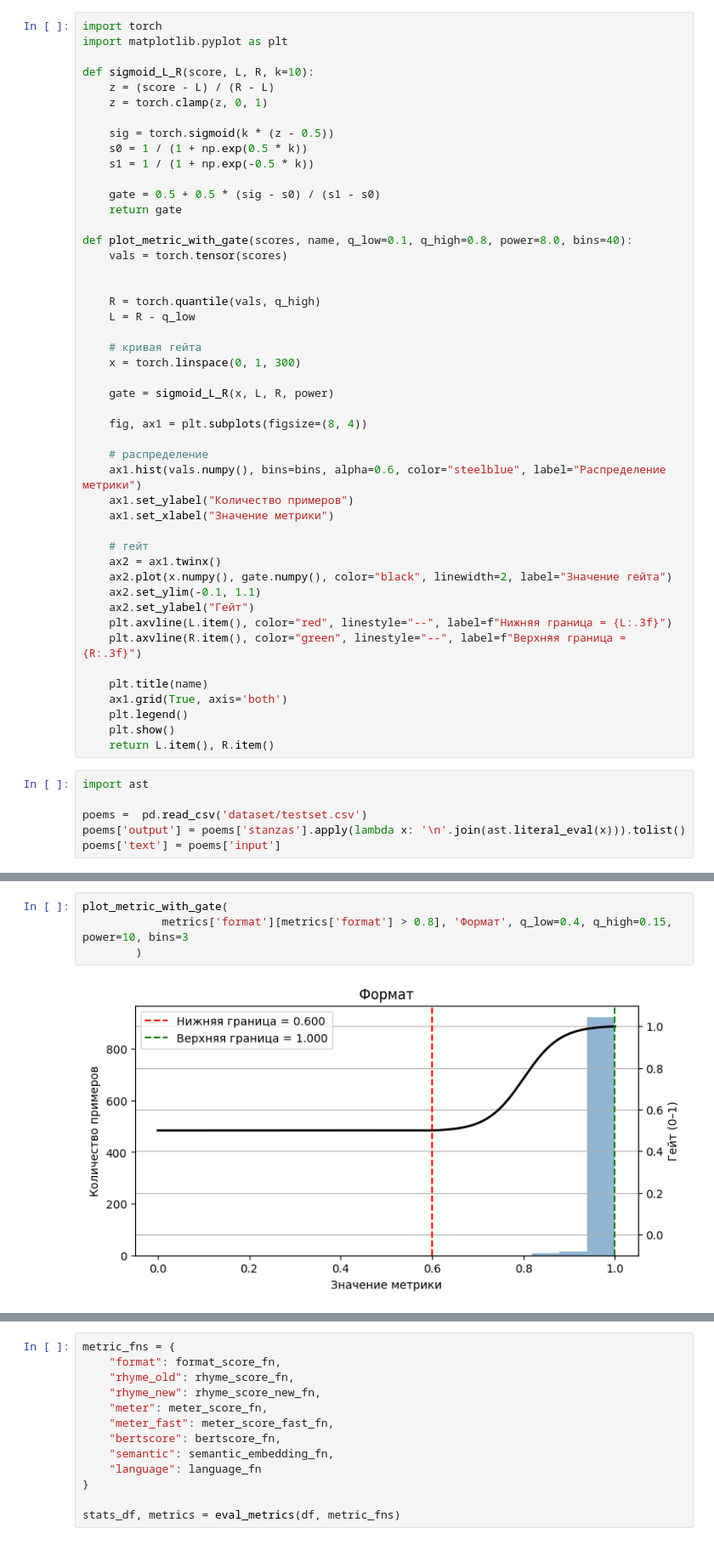
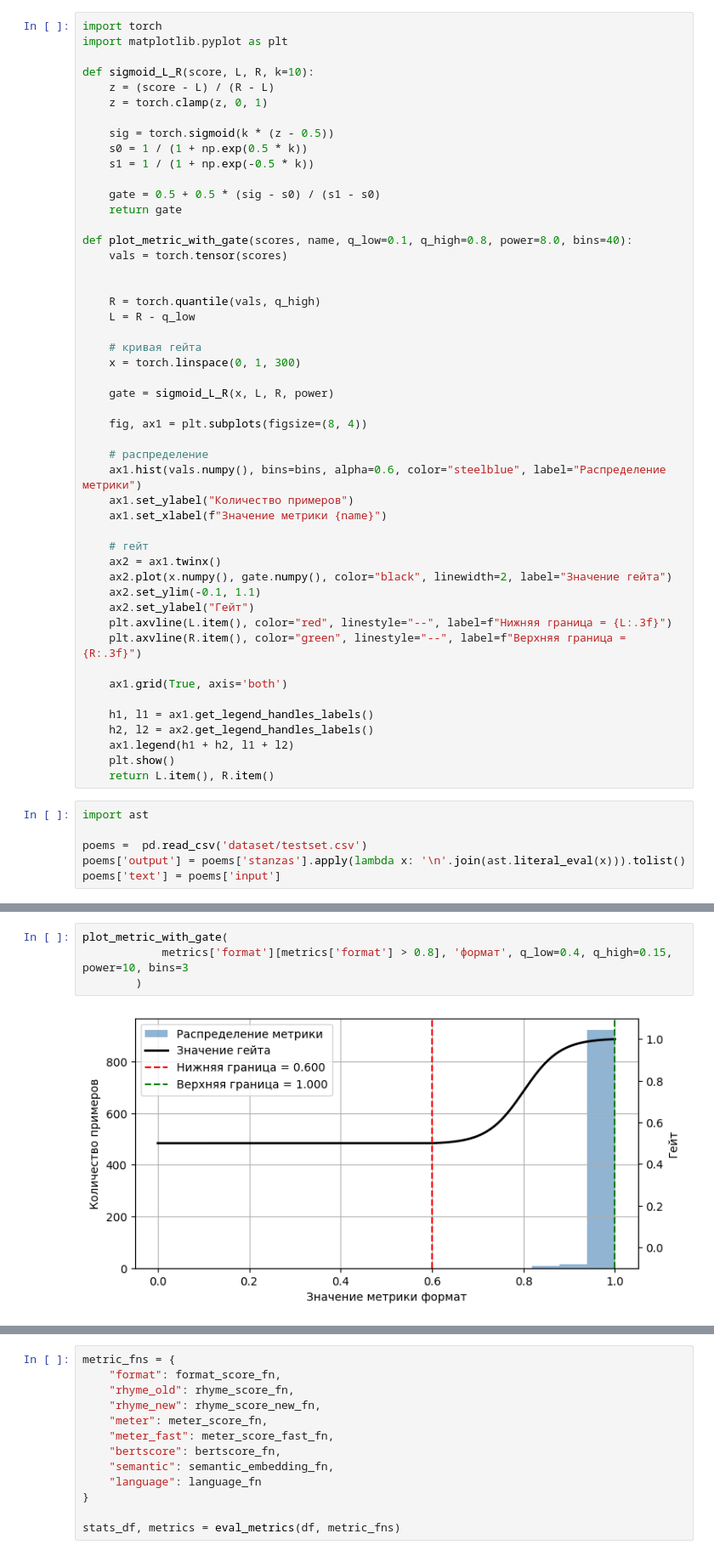
Before and after one commit to MarinaDistler/Prose-to-Poetry-RL, a Jupyter notebook: dataset-creation/check-metrics.ipynb, the cells around one changed output, grey strips where cells are left out. Shown at 85% size. Cells and saved outputs as stored; diff of their text form.

Commit message:
update graphics

```diff
--- a/dataset-creation/check-metrics.ipynb
+++ b/dataset-creation/check-metrics.ipynb
@@ -272,7 +273,7 @@ def plot_metric_with_gate(scores, name, q_low=0.1, q_high=0.8, power=8.0, bins=4
     # распределение
     ax1.hist(vals.numpy(), bins=bins, alpha=0.6, color="steelblue", label="Распределение метрики")
     ax1.set_ylabel("Количество примеров")
-    ax1.set_xlabel("Значение метрики")
+    ax1.set_xlabel(f"Значение метрики {name}")
 
     # гейт
     ax2 = ax1.twinx()
@@ -282,9 +283,11 @@ def plot_metric_with_gate(scores, name, q_low=0.1, q_high=0.8, power=8.0, bins=4
     plt.axvline(L.item(), color="red", linestyle="--", label=f"Нижняя граница = {L:.3f}")
     plt.axvline(R.item(), color="green", linestyle="--", label=f"Верхняя граница = {R:.3f}")
 
-    plt.title(name)
     ax1.grid(True, axis='both')
-    plt.legend()
+
+    h1, l1 = ax1.get_legend_handles_labels()
+    h2, l2 = ax2.get_legend_handles_labels()
+    ax1.legend(h1 + h2, l1 + l2)
     plt.show()
     return L.item(), R.item()
 # %%
@@ -310,9 +313,9 @@ language  0.762575  0.096151  0.288299
 # %%
 plot_metric_with_gate(
-            metrics['format'][metrics['format'] > 0.8], 'Формат', q_low=0.4, q_high=0.15, power=10, bins=3
+            metrics['format'][metrics['format'] > 0.8], 'формат', q_low=0.4, q_high=0.15, power=10, bins=3
         )
 # %% [output]
-[figure, old version]
+[figure, new version]
 (0.6, 1.0)
 # %%
 plot_metric_with_gate(
```
Also changed, not shown: parts of 6 cells of this notebook.
